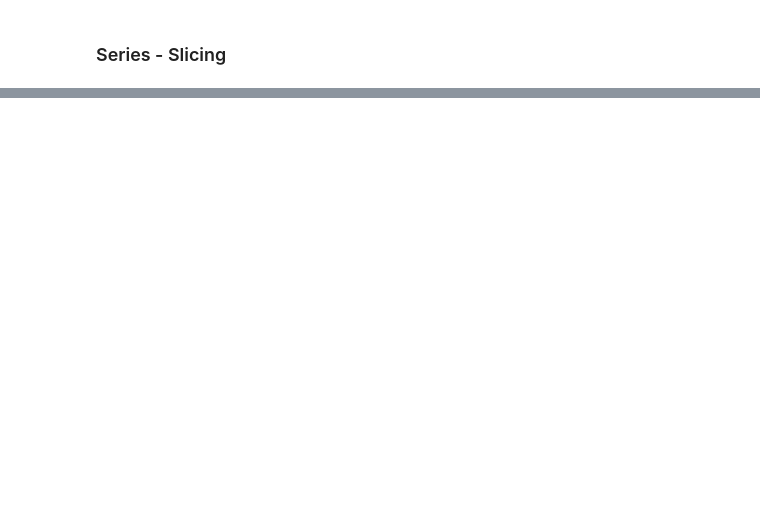
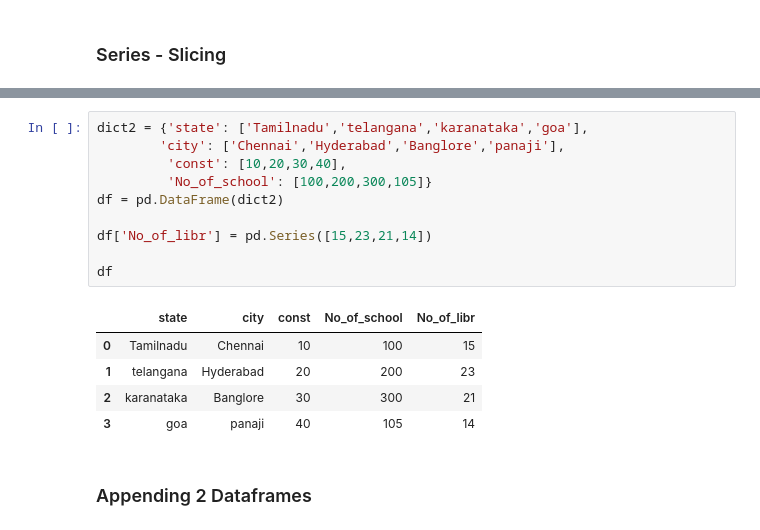
Before and after one commit to venkatesh-manikumar/Python_learnings, a Jupyter notebook: Pandas_learnings_day_1.ipynb, the cells around one changed output, grey strips where cells are left out. Saved outputs shown, nothing was run; the diff lists cells and outputs as text; blank space fills up the shorter version.

```diff
--- a/Pandas_learnings_day_1.ipynb
+++ b/Pandas_learnings_day_1.ipynb
@@ -51,0 +180,18 @@ dtype: object
+# %%
+dict2 = {'state': ['Tamilnadu','telangana','karanataka','goa'],
+        'city': ['Chennai','Hyderabad','Banglore','panaji'],
+         'const': [10,20,30,40],
+         'No_of_school': [100,200,300,105]}
+df = pd.DataFrame(dict2)
+
+df['No_of_libr'] = pd.Series([15,23,21,14])
+
+df
+# %% [output]
+|  | state | city | const | No_of_school | No_of_libr |
+| 0 | Tamilnadu | Chennai | 10 | 100 | 15 |
+| 1 | telangana | Hyderabad | 20 | 200 | 23 |
+| 2 | karanataka | Banglore | 30 | 300 | 21 |
+| 3 | goa | panaji | 40 | 105 | 14 |
+# %% [markdown]
+### Appending 2 Dataframes
```
Also changed, not shown: parts of 48 cells of this notebook.
